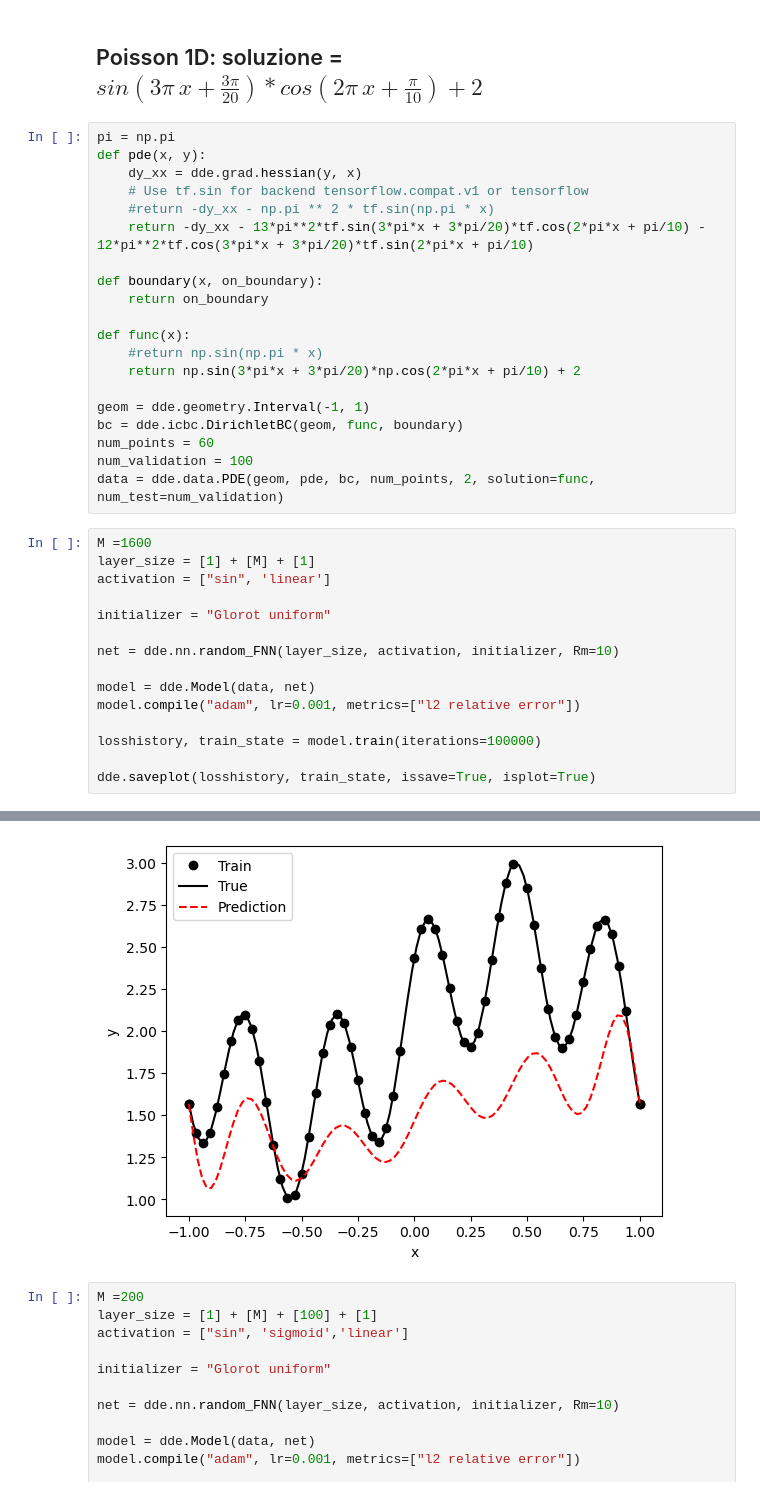
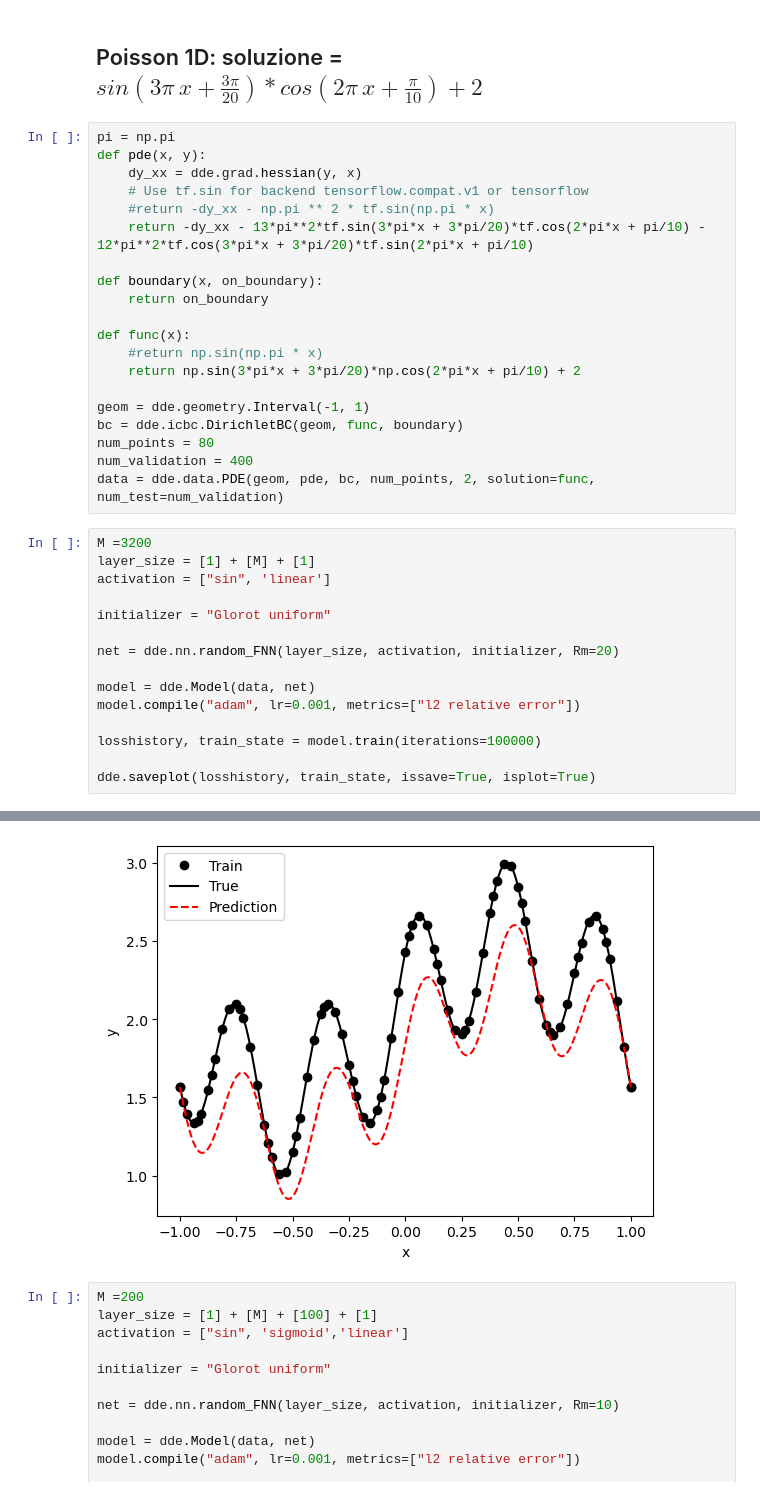
Before and after one commit to ZIB012/pacs, a Jupyter notebook: code/my_ex/Poisson_1D_finale.ipynb, the cells around one changed output, grey strips where cells are left out. Saved outputs shown, nothing was run; the diff lists cells and outputs as text.

```diff
--- a/code/my_ex/Poisson_1D_finale.ipynb
+++ b/code/my_ex/Poisson_1D_finale.ipynb
@@ -177,17 +177,17 @@ def func(x):
 
 geom = dde.geometry.Interval(-1, 1)
 bc = dde.icbc.DirichletBC(geom, func, boundary)
-num_points = 60
-num_validation = 100
+num_points = 80
+num_validation = 400
 data = dde.data.PDE(geom, pde, bc, num_points, 2, solution=func, num_test=num_validation)
 # %%
-M =1600
+M =3200
 layer_size = [1] + [M] + [1]
 activation = ["sin", 'linear']
 
 initializer = "Glorot uniform"
 
-net = dde.nn.random_FNN(layer_size, activation, initializer, Rm=10)
+net = dde.nn.random_FNN(layer_size, activation, initializer, Rm=20)
 
 model = dde.Model(data, net)
 model.compile("adam", lr=0.001, metrics=["l2 relative error"])
@@ -217,4 +217,4 @@ Saving test data to c:\Users\Marco\Documents\GitHub\pacs\code\my_ex\test.dat ...
-[figure, old version]
+[figure, new version]
 # %%
 M =200
 layer_size = [1] + [M] + [100] + [1]
```
Also changed, not shown: parts of 3 cells of this notebook, 6 other files.
